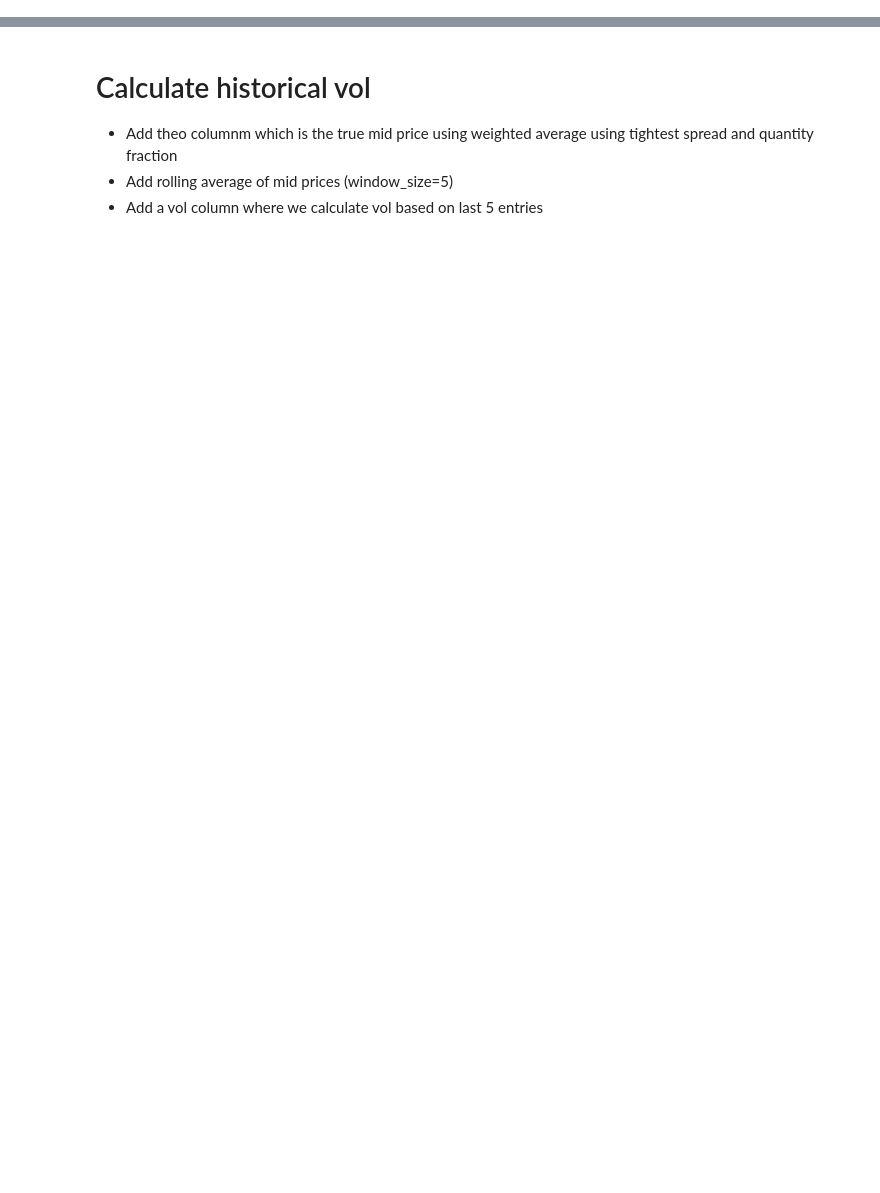
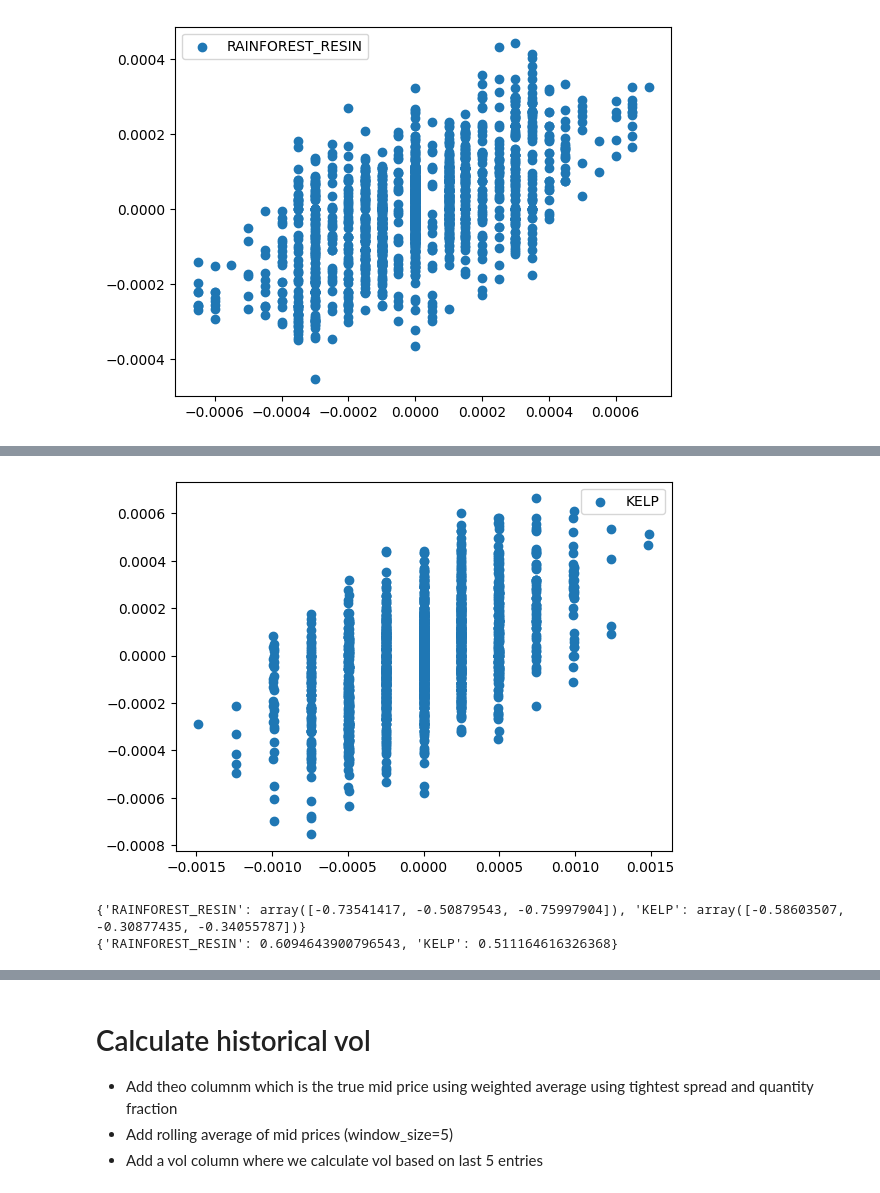
Before and after one commit to Keshav-Shah/IMC-Prosperity-2025-Rice, a Jupyter notebook: trade_data_analysis.ipynb, the cells around one changed output, grey strips where cells are left out. Drawn from its saved outputs; the diff is of its cells as text; code cells hidden in the pictures; blank space fills up the shorter version.

```diff
--- a/trade_data_analysis.ipynb
+++ b/trade_data_analysis.ipynb
@@ -3,13 +1,7 @@ import pandas as pd
 # %%
-# max position size 25
-# read in
-file_path = "8274af4d-1c6c-4122-a63e-4f97d3f35bfd.csv"  # Replace with your actual file path
+import pandas as pd
+import numpy as np
+import matplotlib.pyplot as plt
+
+file_path = "C://Users//marco//Downloads//IMC-Prosperity-2025-Rice//72ef7f15-aea6-4d03-9af9-6c05c710c932.csv"
 df = pd.read_csv(file_path, delimiter=';')
-df
-# split by products
-product_dfs = {product: df_group for product, df_group in df.groupby('product')}
-
-# Save each product dataframe as a separate sheet in an Excel file
-with pd.ExcelWriter("parsed_output.xlsx") as writer:
-    for product, df_group in product_dfs.items():
-        df_group.to_excel(writer, sheet_name=str(product), index=False)
@@ -17,0 +69,57 @@ PermissionError: [Errno 13] Permission denied: 'parsed_output.xlsx'
+# %%
+import numpy as np
+import pandas as pd
+import statsmodels.api as sm
+
+
+def har_all_features(X, lags, window_y=1):
+    df = pd.DataFrame(X.T)
+
+    # Calculate lag features (unchanged from your original code)
+    lag_features = np.zeros((df.shape[0], len(lags) * df.shape[1]))
+    for i, lag in enumerate(lags):
+        start_ind = i * df.shape[1]
+        end_ind = (i + 1) * df.shape[1]
+        if i == 0:
+            lag_features[:, start_ind : end_ind] = df.rolling(lag).mean().shift(1).to_numpy()
+        else:
+            prev_lag = lags[i-1]  # Previous lag boundary
+            lag_features[:, start_ind:end_ind] = (
+                df.rolling(lag).sum().shift(1).to_numpy() - df.rolling(prev_lag).sum().shift(1).to_numpy()
+            ) / (lag - prev_lag)
+
+    # For features_y, calculate forward-looking averages
+    features_y = np.zeros_like(df.values)
+    for i in range(len(df) - window_y + 1):
+        # For each eligible row, compute average of current and next window_y-1 values
+        features_y[i] = df.iloc[i:i+window_y].mean().values
+
+    # Set valid range accounting for both lags and forward window
+    start_idx = max(lags)
+    end_idx = len(df) - window_y + 1
+
+    # Return only the valid range
+    return lag_features[start_idx:end_idx], features_y[start_idx:end_idx]
+
+
+betas = {}
+
+signal_return_correlation = {}
+for product in df['product'].unique():
+
+    X, y = har_all_features(df[df['product'] == product]['log_return_l1'], lags=[1, 2, 5], window_y=1)
+
+    model = sm.OLS(y, X).fit()
+
+    print(model.summary())
+    y_pred = model.predict(X)
+
+    plt.scatter(y, y_pred, label = product)
+    plt.legend()
+    plt.show()
+    betas[product] = model.params
+    signal_return_correlation[product] = model.rsquared ** 0.5
+
+print(betas)
+print(signal_return_correlation)
+# %% [output]
@@ -17,0 +143 @@ PermissionError: [Errno 13] Permission denied: 'parsed_output.xlsx'
+[figure, added]
@@ -17,0 +161,3 @@ PermissionError: [Errno 13] Permission denied: 'parsed_output.xlsx'
+[figure, added]
+{'RAINFOREST_RESIN': array([-0.73541417, -0.50879543, -0.75997904]), 'KELP': array([-0.58603507, -0.30877435, -0.34055787])}
+{'RAINFOREST_RESIN': 0.6094643900796543, 'KELP': 0.511164616326368}
```
Also changed, not shown: parts of 14 cells of this notebook, 2 other files.
